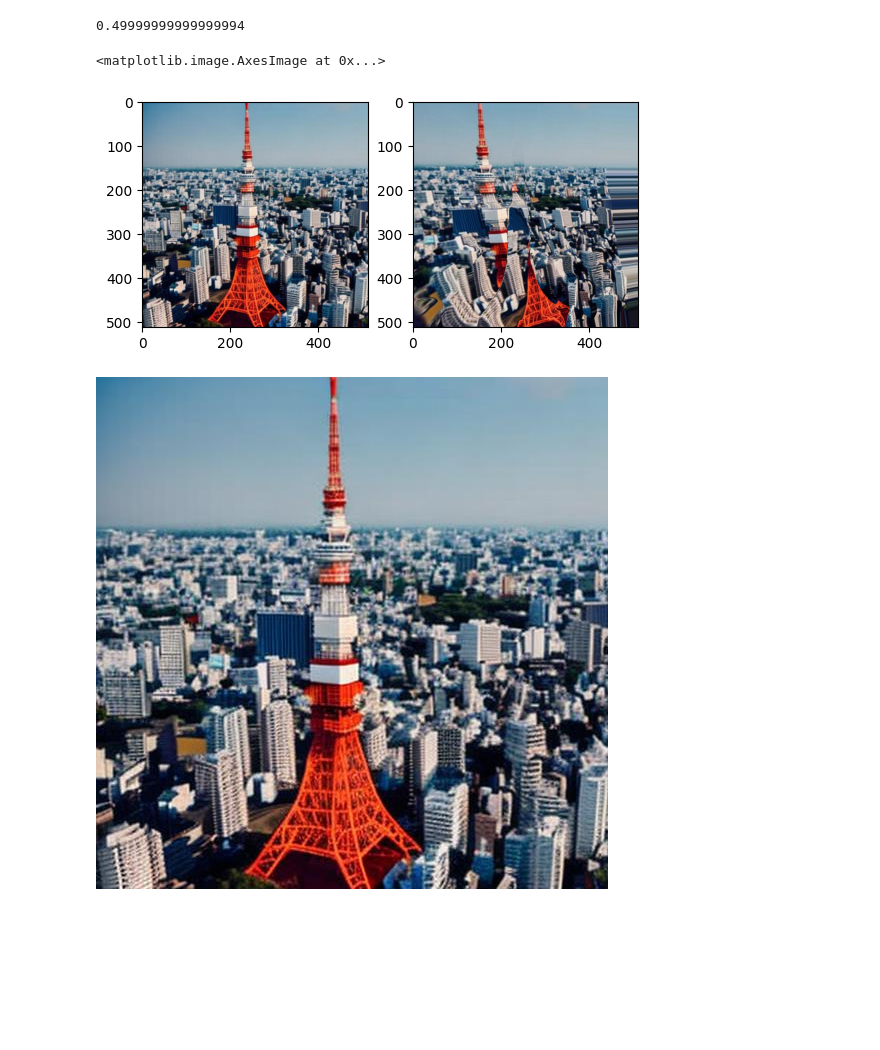
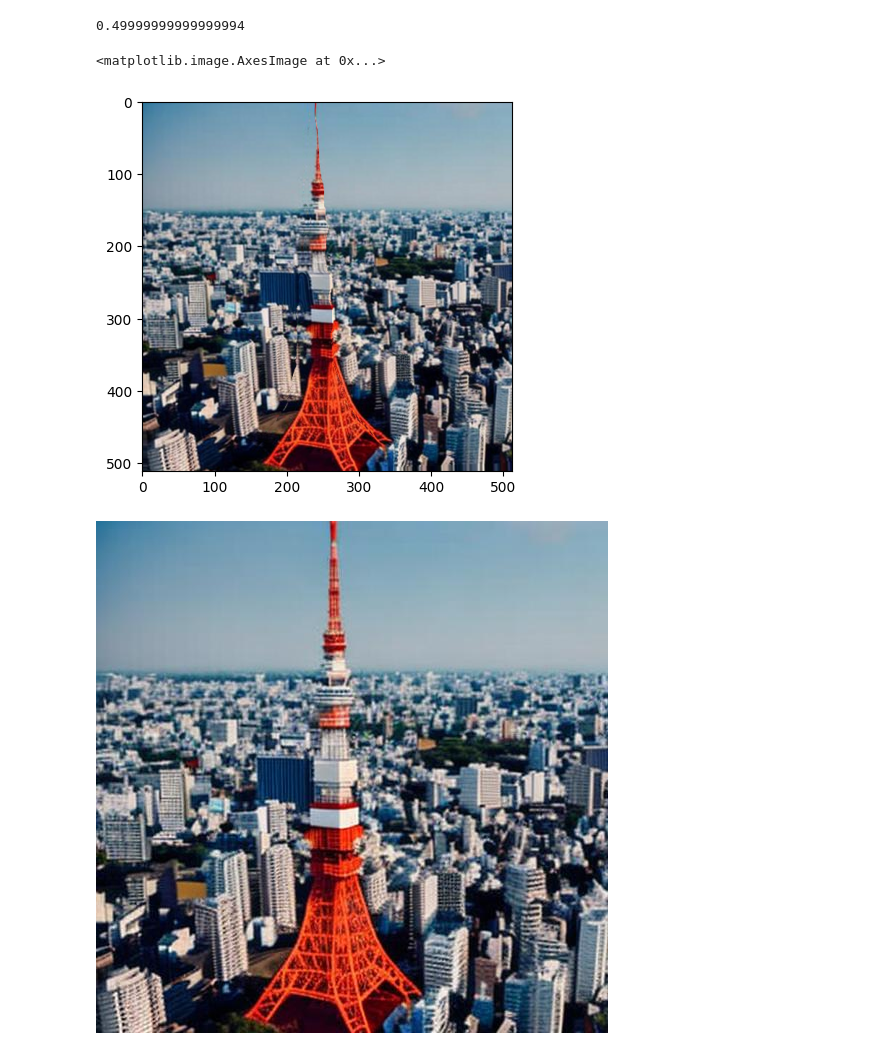
Before and after one commit to IzumiSatoshi/deforumed-walk, a Jupyter notebook: notebooks/dev.ipynb, the cells around one changed output. Saved outputs shown, nothing was run; the diff lists cells and outputs as text; code cells hidden in the pictures; blank space fills up the shorter version.

```diff
--- a/notebooks/dev.ipynb
+++ b/notebooks/dev.ipynb
@@ -71,10 +71,10 @@ def transform_prev_img(prev_img: PIL.Image, depth: torch.Tensor, device) -> PIL.
     depth_tensor = depth
 
     # no translate scale
-    theita_rad = math.radians(15) # amount of move camera left
+    theita_rad = math.radians(1) # amount of move camera left
     phi_rad = math.radians(8) # angle between camera and ground
 
-    radius = 1.7
+    radius = 2.5
 
     # x-> move camera left
     # y-> move camera up
@@ -127,7 +127,7 @@ def transform_prev_img(prev_img: PIL.Image, depth: torch.Tensor, device) -> PIL.
     ).unsqueeze(0)
 
 
-    rot_mat = rot_mat_1 @ rot_mat_2 @ rot_mat_3
+    rot_mat = rot_mat_1 @ rot_mat_2 @ rot_mat_3 # from right or left, seems from right is working
     # transform_image_3d
     torch.cuda.empty_cache()
 
@@ -168,37 +168,37 @@ def transform_prev_img(prev_img: PIL.Image, depth: torch.Tensor, device) -> PIL.
     identity_2d_batch = torch.tensor(
         [[1.0, 0.0, 0.0], [0.0, 1.0, 0.0]], device=device
     ).unsqueeze(0)
     # coords_2d will have shape (N,H,W,2).. which is also what grid_sample needs.
     coords_2d = torch.nn.functional.affine_grid(
         identity_2d_batch, [1, 1, h, w], align_corners=False
     )
     offset_coords_2d = coords_2d - torch.reshape(offset_xy, (h, w, 2)).unsqueeze(0)
     image_tensor = rearrange(
         torch.from_numpy(prev_img_cv2.astype(np.float32)), "h w c -> c h w"
     ).to(device)
     new_image = torch.nn.functional.grid_sample(
         image_tensor.add(1 / 512 - 0.0001).unsqueeze(0),
         offset_coords_2d,
         mode=sampling_mode,
         padding_mode=padding_mode,
         align_corners=False,
     )
     # convert back to cv2 style numpy array
     result_cv2 = (
         rearrange(new_image.squeeze().clamp(0, 255), "c h w -> h w c")
         .cpu()
         .numpy()
         .astype(prev_img_cv2.dtype)
     )
     result = PIL.Image.fromarray(cv2.cvtColor(result_cv2, cv2.COLOR_BGR2RGB))
     return result
 
-fig, axs = plt.subplots(1,2)
-axs[0].imshow(img)
-axs[1].imshow(transform_prev_img(img, depth, device))
+fig, axs = plt.subplots(1,1)
+axs.imshow(transform_prev_img(img, depth, device))
+# axs[1].imshow(transform_prev_img(img, depth, device))
 # %% [output]
 <matplotlib.image.AxesImage at 0x...>
-[figure, old version]
+[figure, new version]
 # %%
 # %% [output]
 [figure]
```
Also changed, not shown: 3 other files.
